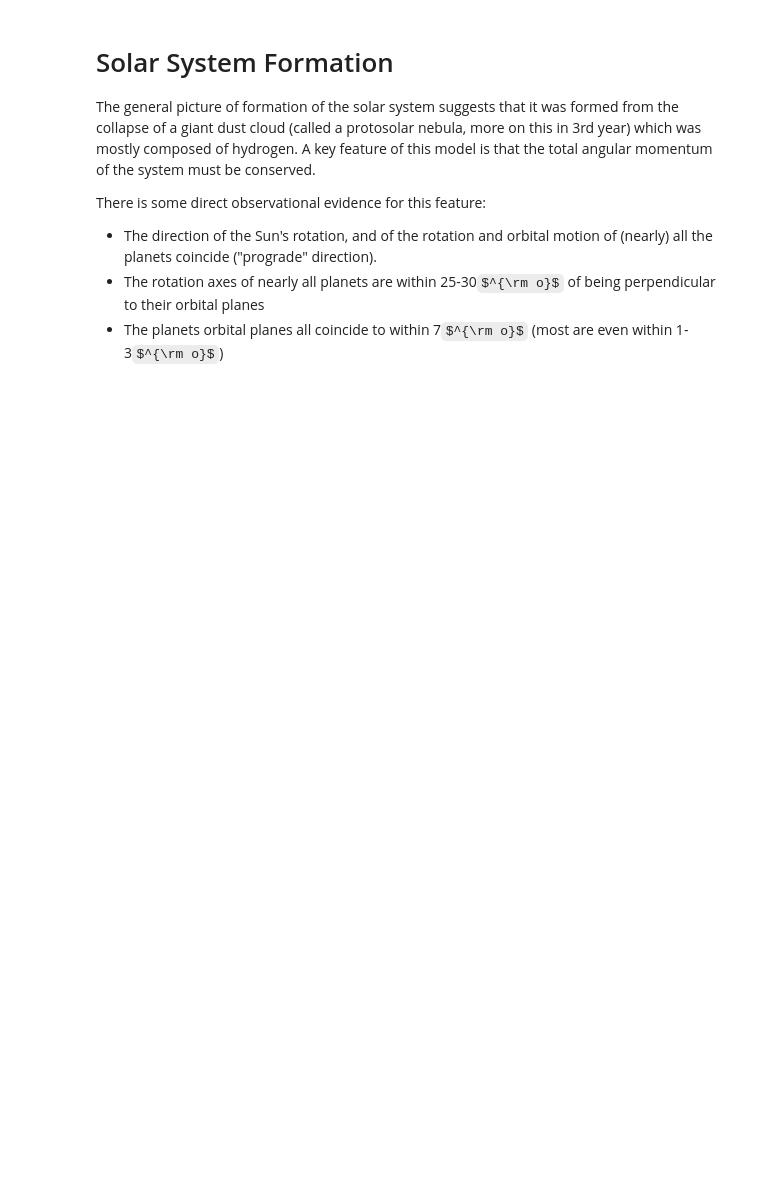
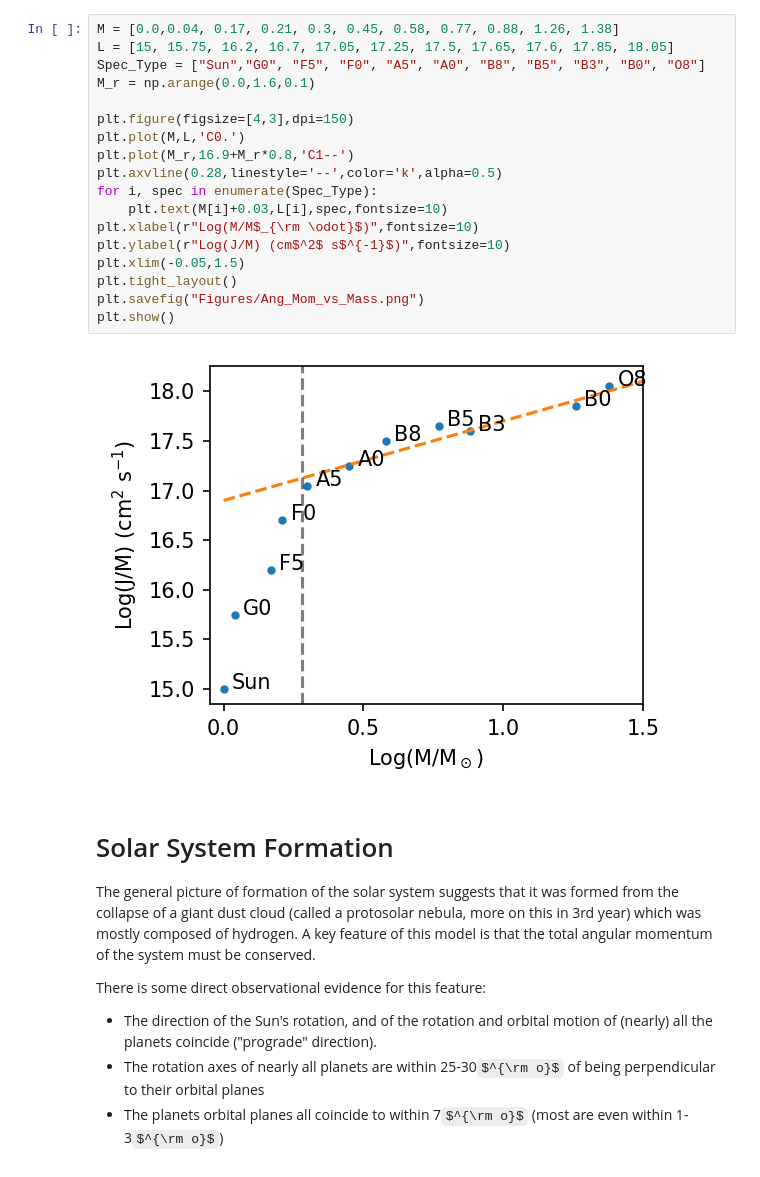
Before and after one commit to mkenne15/PY2106, a Jupyter notebook: Lecture_Notes/Lecture_12/Lecture_12.ipynb, the cells around one changed output. Cells and saved outputs as stored; diff of their text form; some formulas as TeX source; blank space fills up the shorter version.

```diff
--- a/Lecture_Notes/Lecture_12/Lecture_12.ipynb
+++ b/Lecture_Notes/Lecture_12/Lecture_12.ipynb
@@ -1,3 +29,23 @@
+# %%
+M = [0.0,0.04, 0.17, 0.21, 0.3, 0.45, 0.58, 0.77, 0.88, 1.26, 1.38]
+L = [15, 15.75, 16.2, 16.7, 17.05, 17.25, 17.5, 17.65, 17.6, 17.85, 18.05]
+Spec_Type = ["Sun","G0", "F5", "F0", "A5", "A0", "B8", "B5", "B3", "B0", "O8"]
+M_r = np.arange(0.0,1.6,0.1)
+
+plt.figure(figsize=[4,3],dpi=150)
+plt.plot(M,L,'C0.')
+plt.plot(M_r,16.9+M_r*0.8,'C1--')
+plt.axvline(0.28,linestyle='--',color='k',alpha=0.5)
+for i, spec in enumerate(Spec_Type):
+    plt.text(M[i]+0.03,L[i],spec,fontsize=10)
+plt.xlabel(r"Log(M/M$_{\rm \odot}$)",fontsize=10)
+plt.ylabel(r"Log(J/M) (cm$^2$ s$^{-1}$)",fontsize=10)
+plt.xlim(-0.05,1.5)
+plt.tight_layout()
+plt.savefig("Figures/Ang_Mom_vs_Mass.png")
+plt.show()
+# %% [output]
+[figure, added]
 # %% [markdown]
 # Solar System Formation
 The general picture of formation of the solar system suggests that it was formed from the collapse of a giant dust cloud (called a protosolar nebula, more on this in 3rd year) which was mostly composed of hydrogen. A key feature of this model is that the total angular momentum of the system must be conserved.
```
Also changed, not shown: parts of 5 cells of this notebook, 4 other files.
